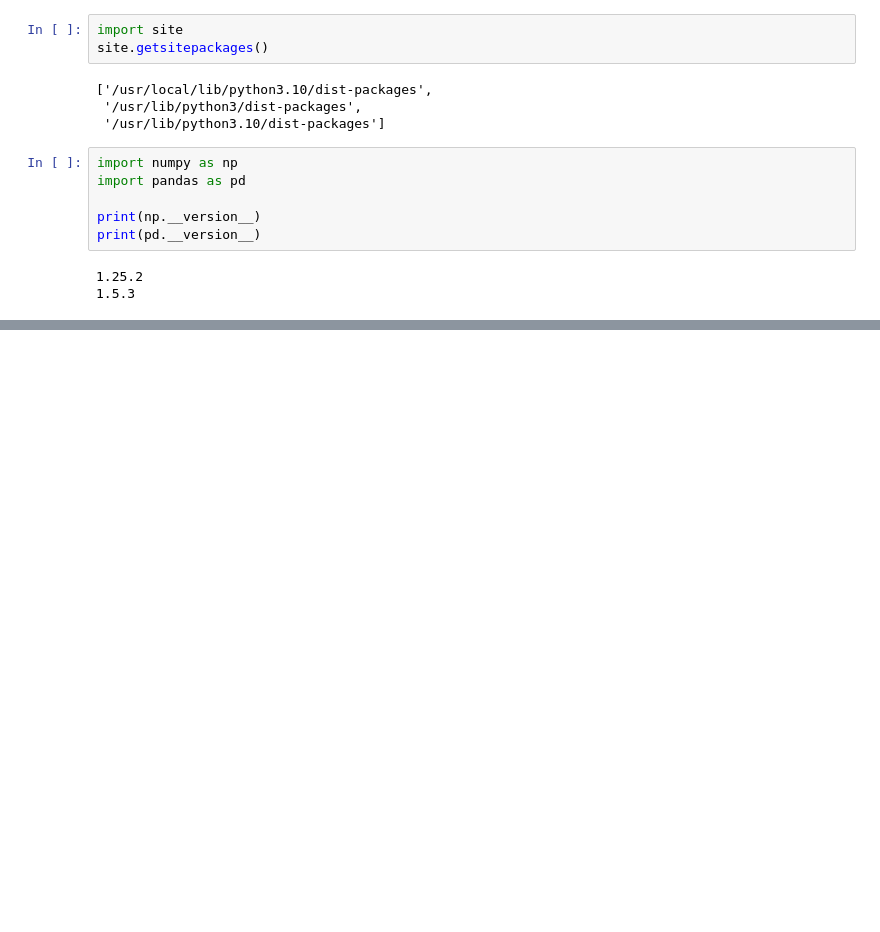
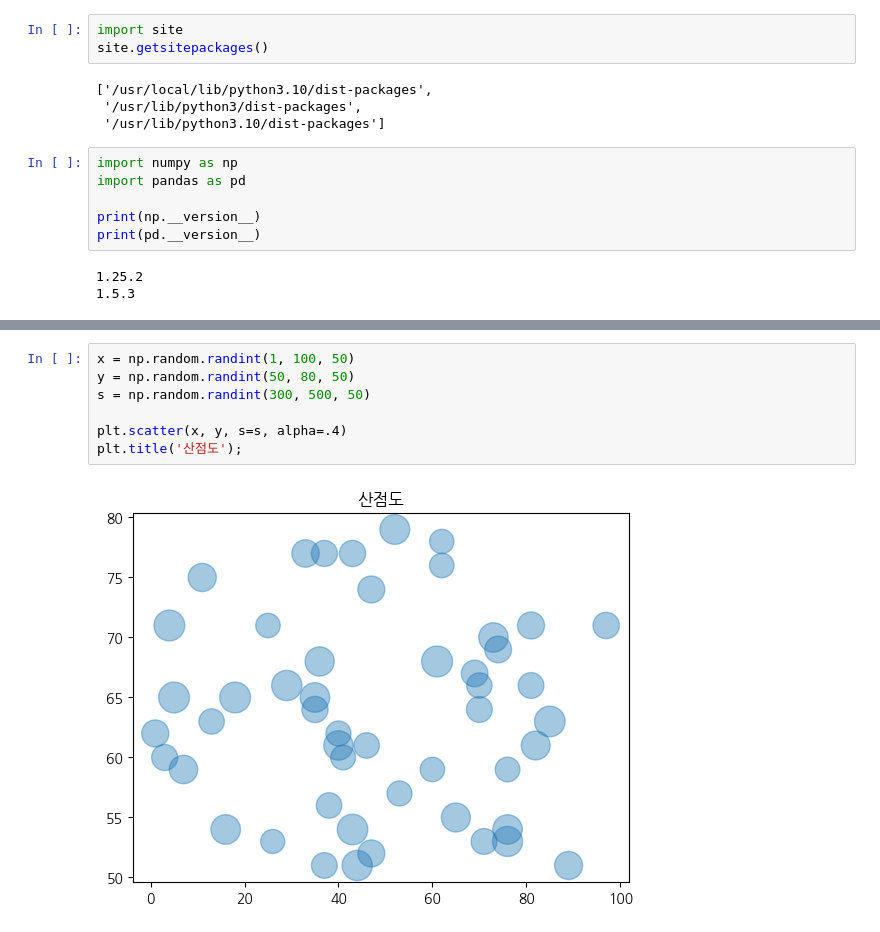
Before and after one commit to widegather1216/2024-1-my-BDA, a Jupyter notebook: inclass/01w_0311_mon_bigdata_basic.ipynb, the cells around one changed output, grey strips where cells are left out. Drawn from its saved outputs; the diff is of its cells as text; blank space fills up the shorter version.

```diff
--- a/inclass/01w_0311_mon_bigdata_basic.ipynb
+++ b/inclass/01w_0311_mon_bigdata_basic.ipynb
@@ -29,0 +75,9 @@ print(pd.__version__)
+# %%
+x = np.random.randint(1, 100, 50)
+y = np.random.randint(50, 80, 50)
+s = np.random.randint(300, 500, 50)
+
+plt.scatter(x, y, s=s, alpha=.4)
+plt.title('산점도');
+# %% [output]
+[figure, added]
```
Also changed, not shown: parts of 7 cells of this notebook.
